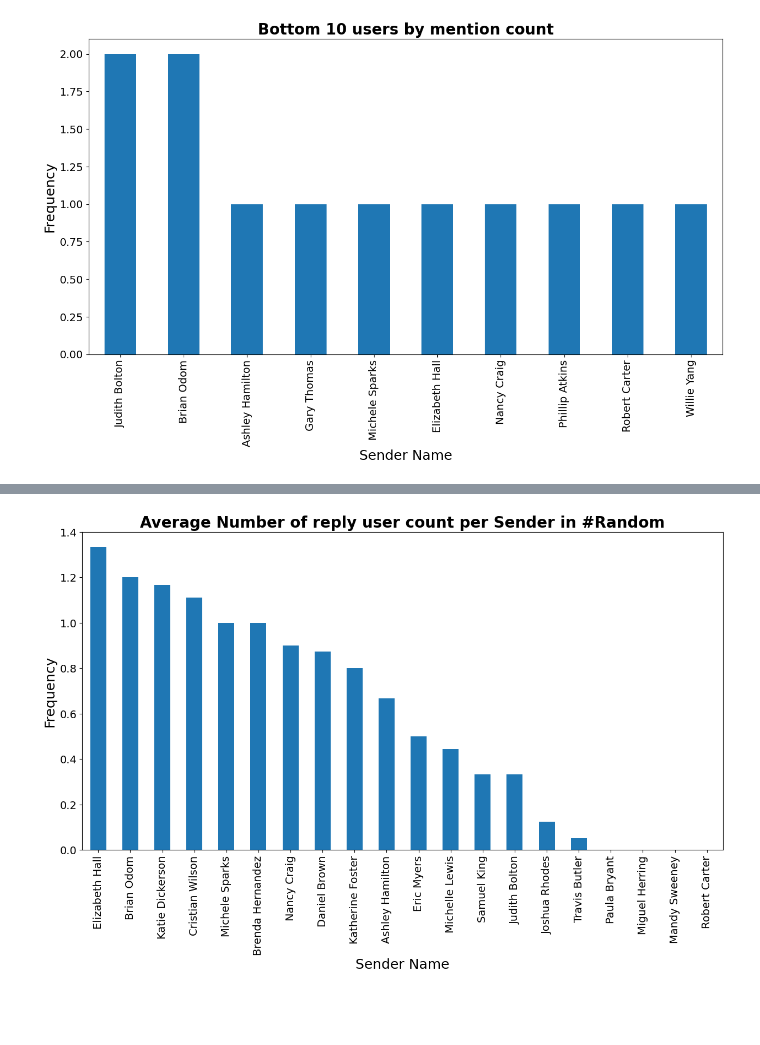
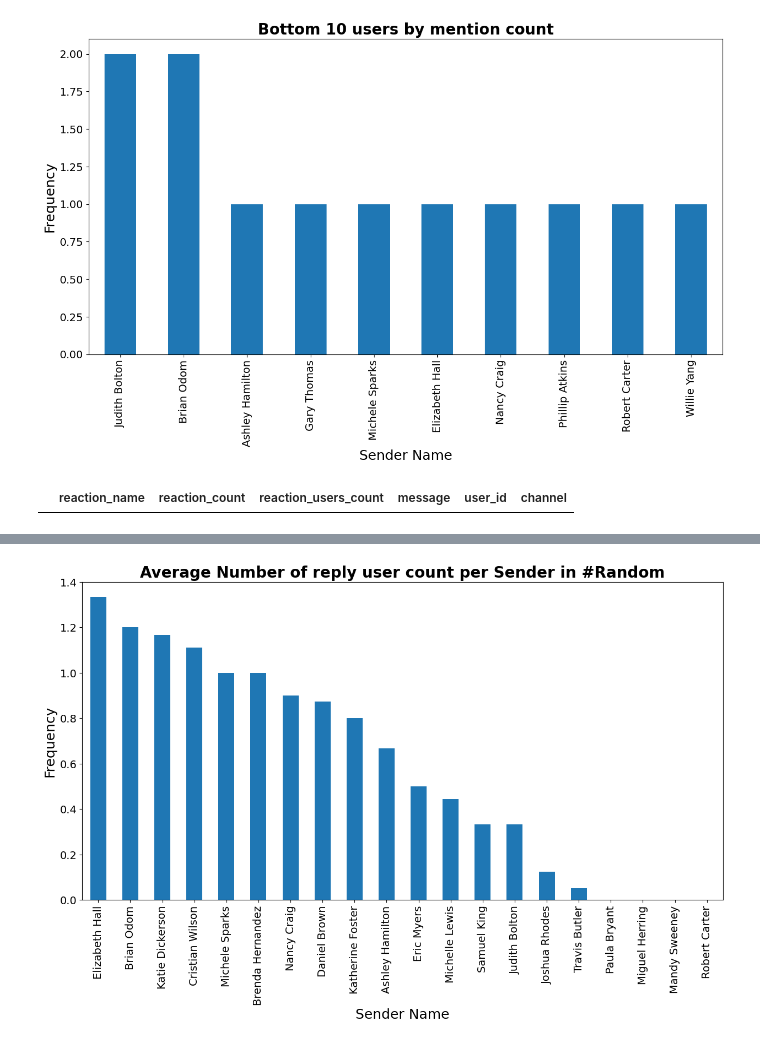
Before and after one commit to Keriii/week-0, a Jupyter notebook: notebooks/parse_slack_data.ipynb, the cells around one changed output, grey strips where cells are left out. Drawn from its saved outputs; the diff is of its cells as text; code cells hidden in the pictures; blank space fills up the shorter version.

```diff
--- a/notebooks/parse_slack_data.ipynb
+++ b/notebooks/parse_slack_data.ipynb
@@ -143,3 +122,9 @@ plt.show()
 [figure]
 # %%
 #top and bottom 10 users by reaction count
+parsed_reaction_data = utils.parse_slack_reaction(week_8_path)
+parsed_reaction_data['reaction_count'] = parsed_reaction_data['reaction_name'].apply(len)
+
+reaction_counts = parsed_reaction_data.groupby('message')['reaction_count'].sum().sort_values(ascending=False)
+# %% [output]
+|  | reaction_name | reaction_count | reaction_users_count | message | user_id | channel |
```
Also changed, not shown: parts of 10 cells of this notebook.
